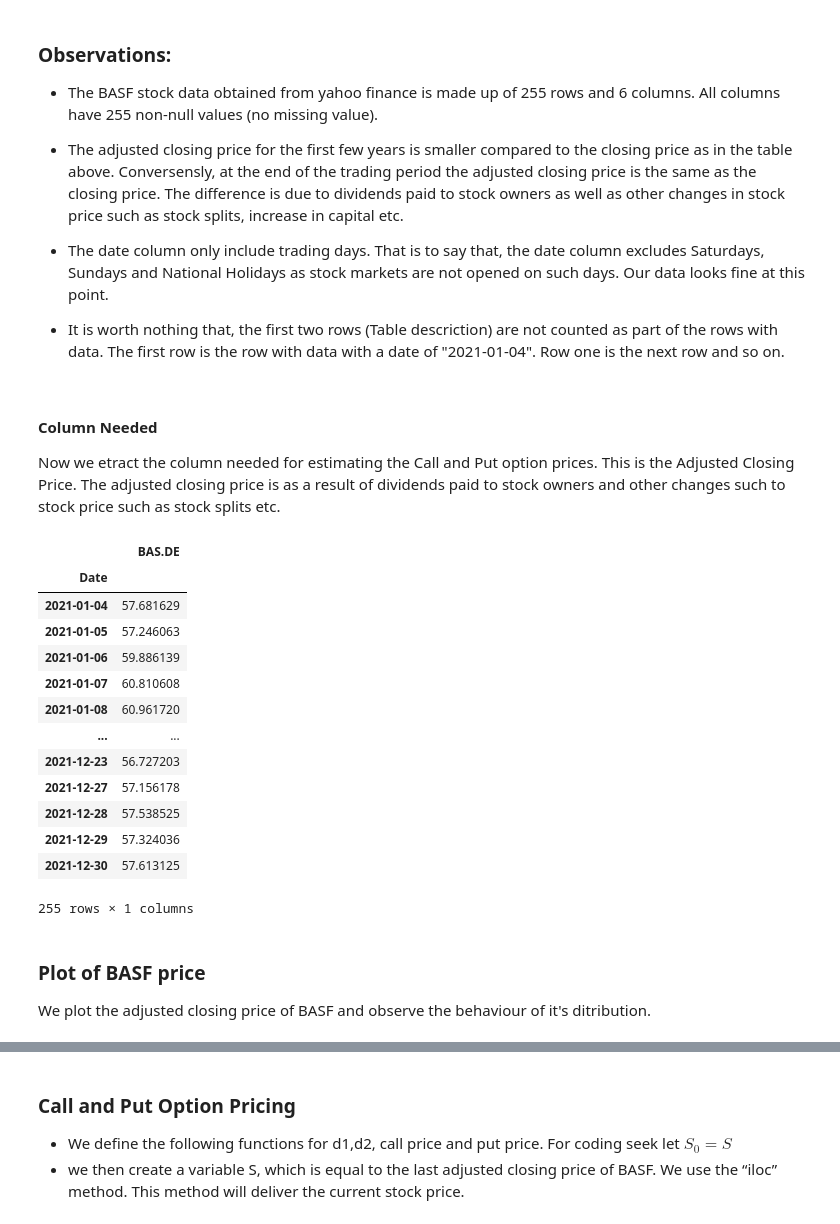
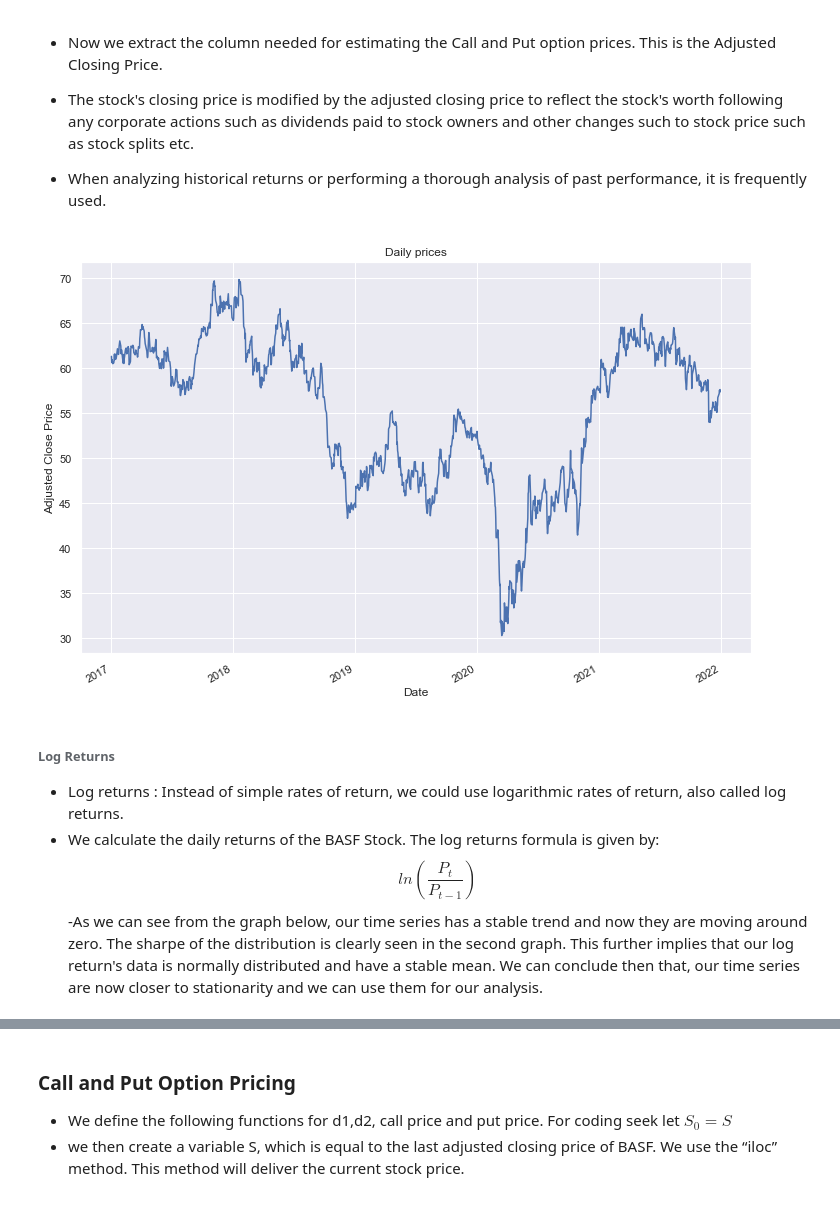
Before and after one commit to Dela12/Portfolio, a Jupyter notebook: Black Scholes Model.ipynb, the cells around one changed output, grey strips where cells are left out. Cells and saved outputs as stored; diff of their text form; code cells hidden in the pictures.

```diff
--- a/Black Scholes Model.ipynb
+++ b/Black Scholes Model.ipynb
@@ -102,38 +122,32 @@ memory usage: 13.9 KB
-# %% [markdown]
-### Observations:
-
-- The BASF stock data obtained from yahoo finance is made up of 255 rows and 6 columns. All columns have 255 non-null values (no missing value).
-
-- The adjusted closing price for the first few years is smaller compared to the closing price as in the table above. Conversensly, at the end of the trading period the adjusted closing price is the same as the closing price. The difference is due to dividends paid to stock owners as well as other changes in stock price such as stock splits, increase in capital etc.
-
-- The date column only include trading days. That is to say that, the date column excludes Saturdays, Sundays and National Holidays as stock markets are not opened on such days. Our data looks fine at this point.
-
-- It is worth nothing that, the first two rows (Table descriction) are not counted as part of the rows with data. The first row is the row with data with a date of "2021-01-04". Row one is the next row and so on.
 # %% [markdown]
-#### Column Needed
-Now we etract the column needed for estimating the Call and Put option prices. This is the Adjusted Closing Price. The adjusted closing price is as a result of dividends paid to stock owners and other changes such to stock price such as stock splits etc.
+- Now we extract the column needed for estimating the Call and Put option prices. This is the Adjusted Closing Price.
+
+
+- The stock's closing price is modified by the adjusted closing price to reflect the stock's worth following any corporate actions such as dividends paid to stock owners and other changes such to stock price such as stock splits etc.
+
+
+- When analyzing historical returns or performing a thorough analysis of past performance, it is frequently used.
 # %%
-ticker = 'BAS.DE'
-BASF = pd.DataFrame()
-BASF[ticker] = wb.DataReader(ticker, data_source='yahoo', start = '2021-01-01', end = '2021-12-31')['Adj Close']
-BASF
+BASF = BASF_data['Adj Close']
+BASF.head()
+
+BASF.plot()
+plt.title('Daily prices')
+plt.ylabel('Adjusted Close Price')
+plt.show()
+
+#ticker = 'BAS.DE'
+#BASF = pd.DataFrame()
+#BASF[ticker] = wb.DataReader(ticker, data_source='yahoo', start = '2021-01-01', end = '2021-12-31')['Adj Close']
+#BASF
 # %% [output]
-|  | BAS.DE |
-| Date |  |
-| 2021-01-04 | 57.681629 |
-| 2021-01-05 | 57.246063 |
-| 2021-01-06 | 59.886139 |
-| 2021-01-07 | 60.810608 |
-| 2021-01-08 | 60.961720 |
-| ... | ... |
-| 2021-12-23 | 56.727203 |
-| 2021-12-27 | 57.156178 |
-| 2021-12-28 | 57.538525 |
-| 2021-12-29 | 57.324036 |
-| 2021-12-30 | 57.613125 |
-255 rows × 1 columns
+[figure, added]
 # %% [markdown]
-### Plot of BASF price
-
-We plot the adjusted closing price of BASF and observe the behaviour of it's ditribution.
+###### Log Returns
+- Log returns : Instead of simple rates of return, we could use logarithmic rates of return, also called log returns.
+- We calculate the daily returns of the BASF Stock. The log returns formula is given by:
+$$
+ln(\frac{P_t}{P_{t-1}})
+$$
+-As we can see from the graph below, our time series has a stable trend and now they are moving around zero. The sharpe of the distribution is clearly seen in the second graph. This further implies that our log return's data is normally distributed and have a stable mean. We can conclude then that, our time series are now closer to stationarity and we can use them for our analysis.
 # %%
```
Also changed, not shown: parts of 21 cells of this notebook.
